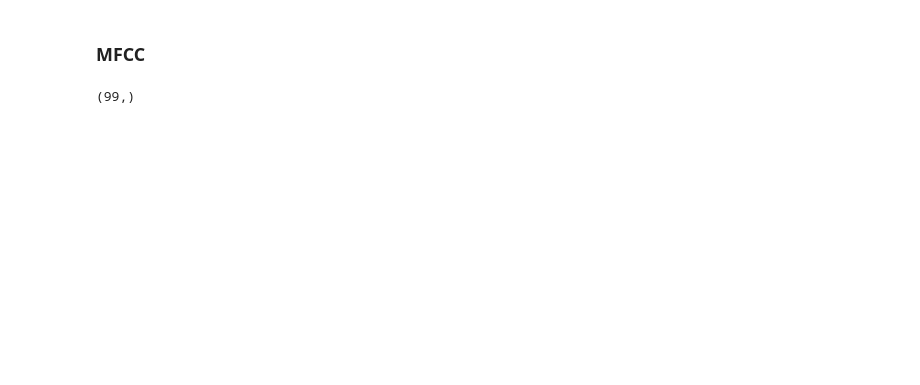
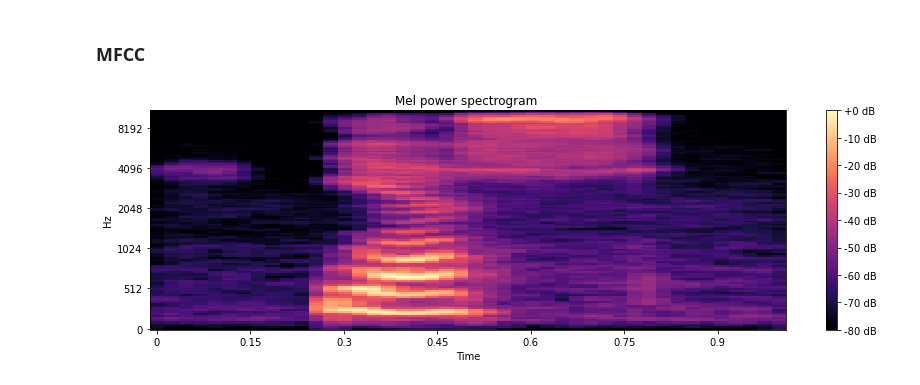
Before and after one commit to sinjy1203/kaggle_studying, a Jupyter notebook: Image_multi-classification_Speech-Recognition_1.ipynb, the cells around one changed output. Drawn from its saved outputs; the diff is of its cells as text; code cells hidden in the pictures; blank space fills up the shorter version.

```diff
--- a/Image_multi-classification_Speech-Recognition_1.ipynb
+++ b/Image_multi-classification_Speech-Recognition_1.ipynb
@@ -69,5 +71,14 @@ spectrogram = (spectrogram - mean) / std
 # %% [markdown]
 ### MFCC
 # %%
+S = librosa.feature.melspectrogram(y= samples, sr=sample_rate, n_mels=128, fmax=8000)
+
+log_S = librosa.power_to_db(S, ref=np.max)
+
+plt.figure(figsize=(12, 4))
+librosa.display.specshow(log_S, sr=sample_rate, x_axis='time', y_axis='mel')
+plt.title('Mel power spectrogram ')
+plt.colorbar(format='%+02.0f dB')
+plt.tight_layout()
 # %% [output]
-(99,)
+[figure, added]
```
Also changed, not shown: parts of 7 cells of this notebook.
